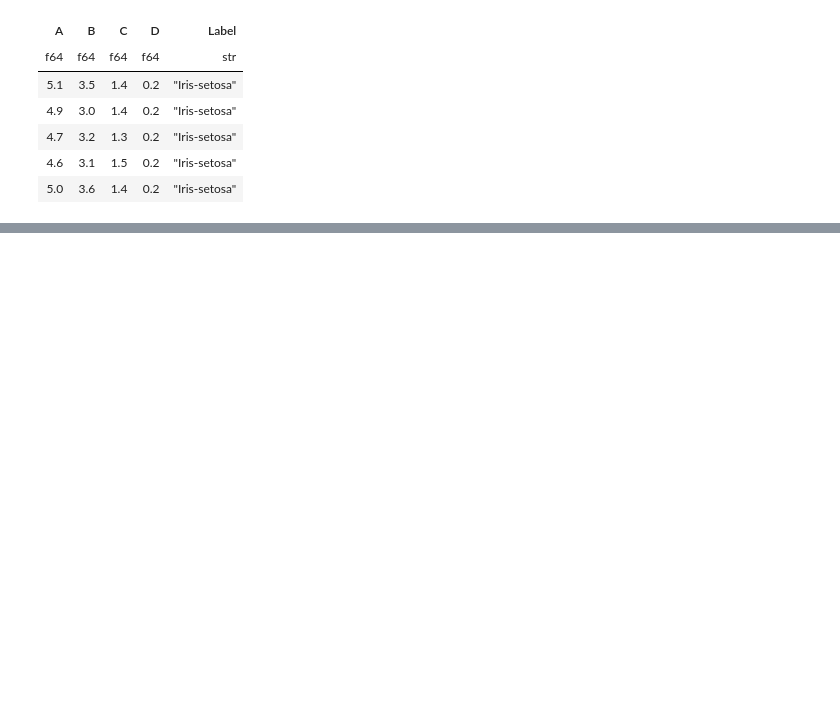
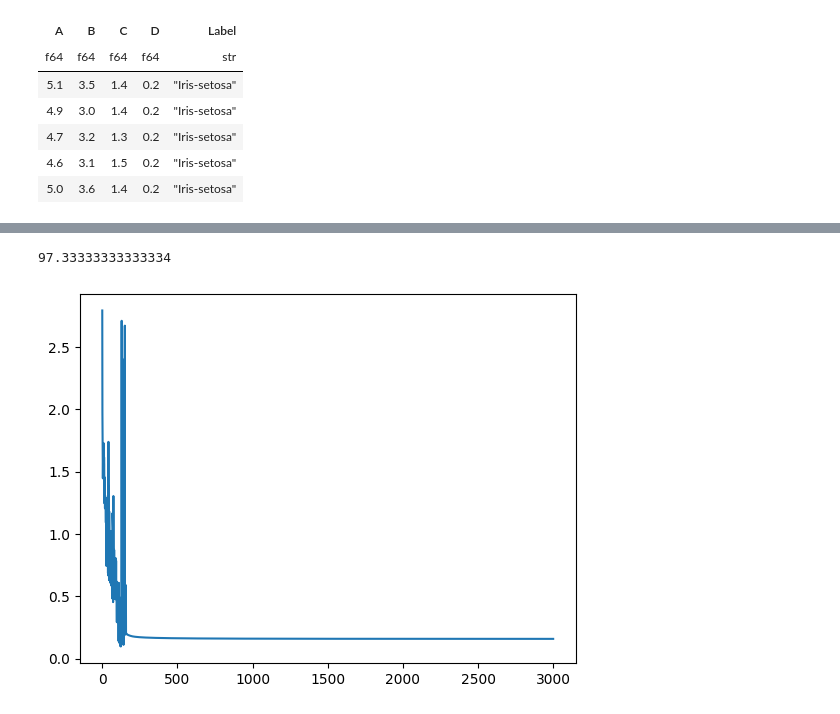
Before and after one commit to gbPagano/am_ufu, a Jupyter notebook: trabalho_10/test.ipynb, the cells around one changed output, grey strips where cells are left out. Saved outputs shown, nothing was run; the diff lists cells and outputs as text; code cells hidden in the pictures; blank space fills up the shorter version.

```diff
--- a/trabalho_10/test.ipynb
+++ b/trabalho_10/test.ipynb
@@ -40,0 +48,8 @@ plt.plot(model.all_mse);
+# %%
+import mlp_no_suffle as mlp
+
+model = mlp.NeuralNetwork(
+    mlp.Layer(4, 12, mlp.Tanh()),
+    mlp.Layer(12, 3, mlp.Tanh()),
+)
+model.fit(x_train, y_train, batch_size=1, epochs=3_000, alpha=0.05, print_mse=True)
@@ -40,0 +60,10 @@ plt.plot(model.all_mse);
+# %%
+mlp.evaluate(model, x_train, y_train, total=150)
+# %% [output]
+97.33333333333334
+# %%
+import matplotlib.pyplot as plt
+
+plt.plot(model.all_mse);
+# %% [output]
+[figure, added]
```
Also changed, not shown: parts of 7 cells of this notebook, 1 other file.
